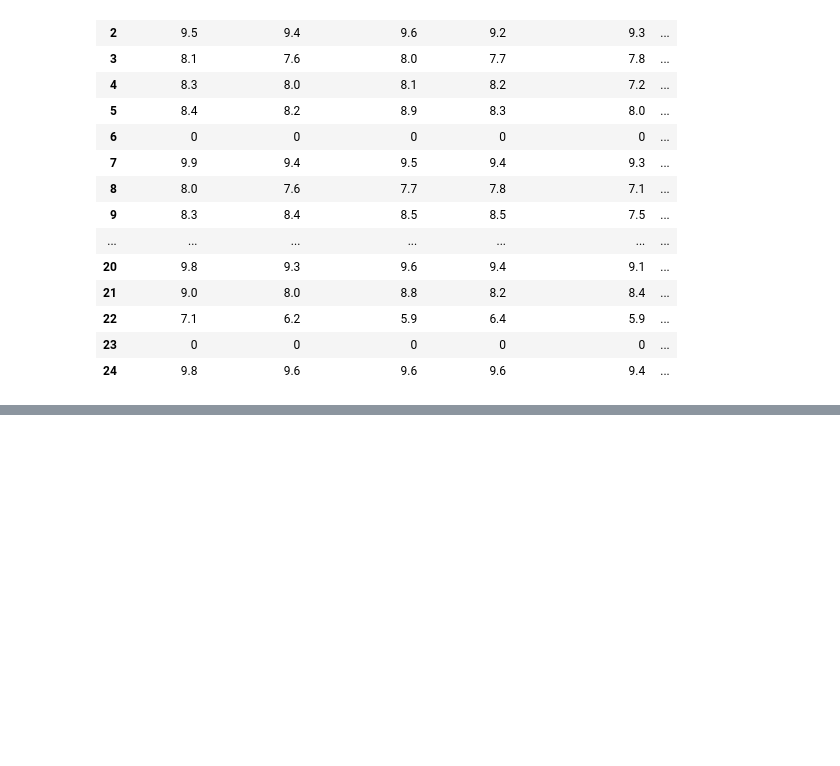
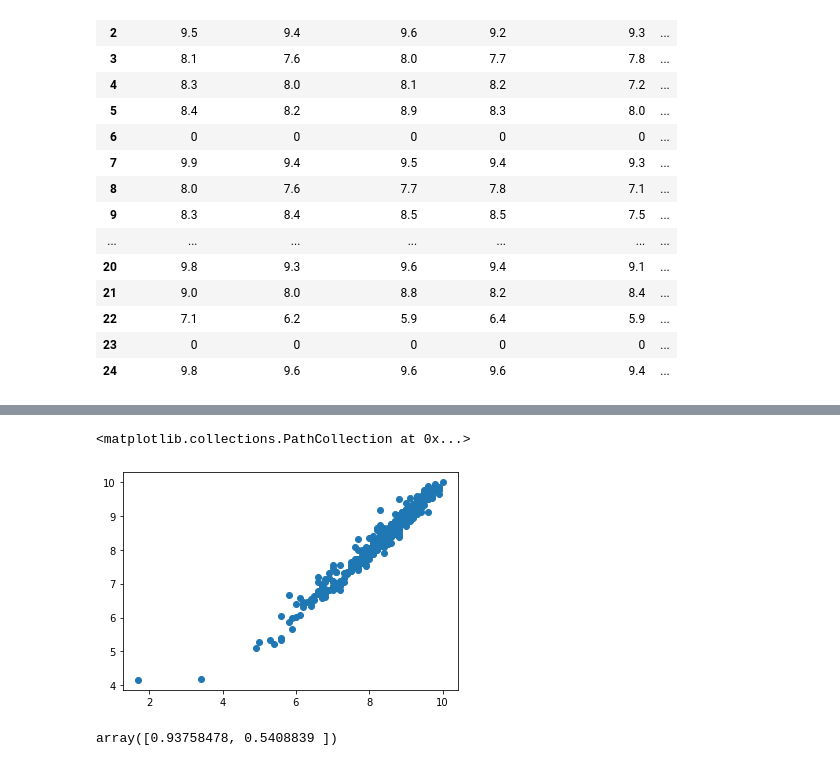
Before and after one commit to EdenBlau/Data-Science-Project, a Jupyter notebook: Data Science project.ipynb, the cells around one changed output, grey strips where cells are left out. Saved outputs shown, nothing was run; the diff lists cells and outputs as text; code cells hidden in the pictures; blank space fills up the shorter version.

```diff
--- a/Data Science project.ipynb
+++ b/Data Science project.ipynb
@@ -194,0 +439,13 @@ df.style
+# %%
+df_copy_learn=df2[["Staff_Rating","Facilities_Rating","Cleanliness_Rating","Comfort_Rating","Value_For_Money_Rating","Location_Rating","Free_WiFi_Rating","Final_Grade"]].copy()
+df_copy_learn.head()
+
+x = df_copy_learn[TRAINING_FEATURES] #matrix X of all the features (Staff_Rating,Facilities_Rating.....)
+y = df_copy_learn[TARGET_FEATURE] # vector y (label) shows only Final_Grade (Our prediction)
+
+# The train test method is used to split our data in such way that most values are used to train the model
+# and saves a small portion of the data to test what the model "learned"
+# we will be using 75% of the data to train the model, and the test size will be 25% of the data.
+x_train, x_test, y_train, y_test = train_test_split(x, y, test_size = 0.25)
+print(x_train.shape, y_train.shape)
+print(x_test.shape, y_test.shape)
@@ -194,0 +455,4 @@ df.style
+# %%
+lrm = linear_model.LinearRegression()
+lrm_model = lrm.fit(x_train, y_train)
+lrm_predictions = lrm.predict(x_test)
@@ -194,0 +502,10 @@ df.style
+# %%
+plt.scatter(y_test,lrm_predictions)
+# %% [output]
+<matplotlib.collections.PathCollection at 0x...>
+[figure, added]
+# %%
+reg=np.polyfit(y_test,lrm_predictions,deg=1)
+reg
+# %% [output]
+array([0.93758478, 0.5408839 ])
```
Also changed, not shown: parts of 24 cells of this notebook, 1 other file.
